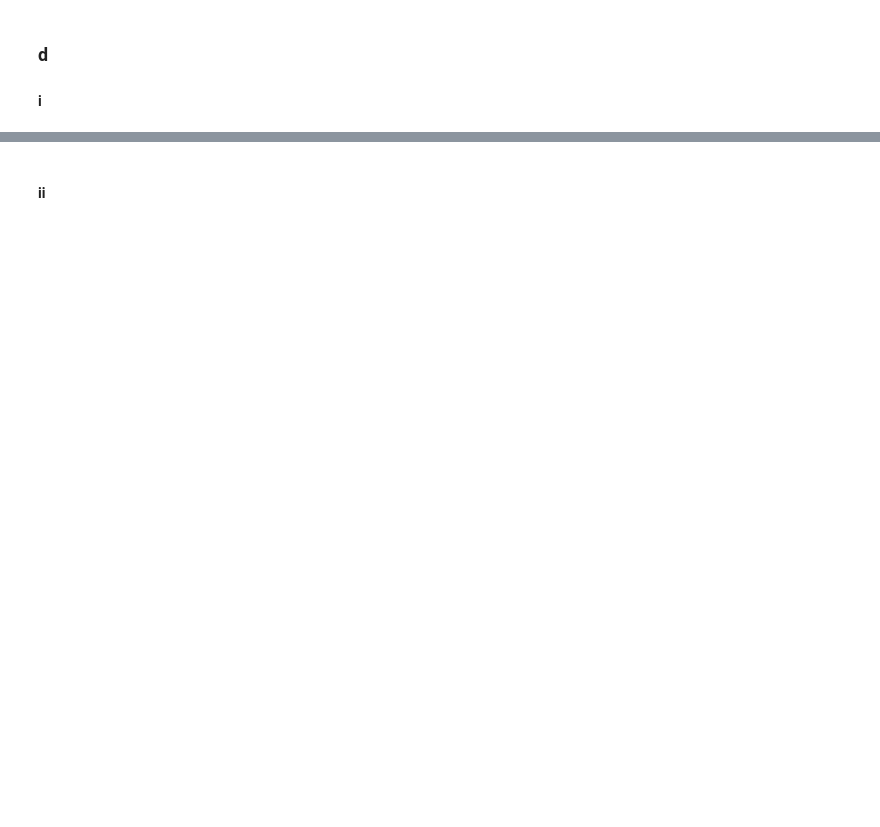
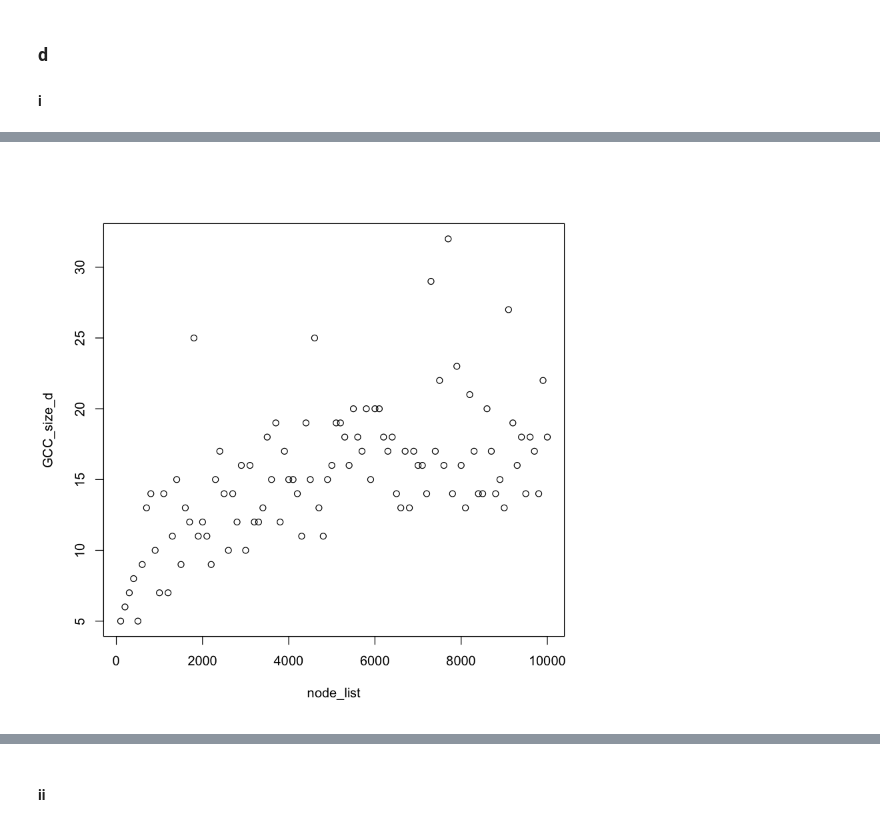
Before and after one commit to wanghran/ECE232_Graph, a Jupyter notebook: Part1_problem1.ipynb, the cells around one changed output, grey strips where cells are left out. Saved outputs shown, nothing was run; the diff lists cells and outputs as text; code cells hidden in the pictures; blank space fills up the shorter version.

```diff
--- a/Part1_problem1.ipynb
+++ b/Part1_problem1.ipynb
@@ -203,0 +196,4 @@ With higher edge formation probability, the size of GCC decreases.
+# %%
+plot(node_list, GCC_size_d)
+# %% [output]
+[figure, added]
```
Also changed, not shown: parts of 10 cells of this notebook.
